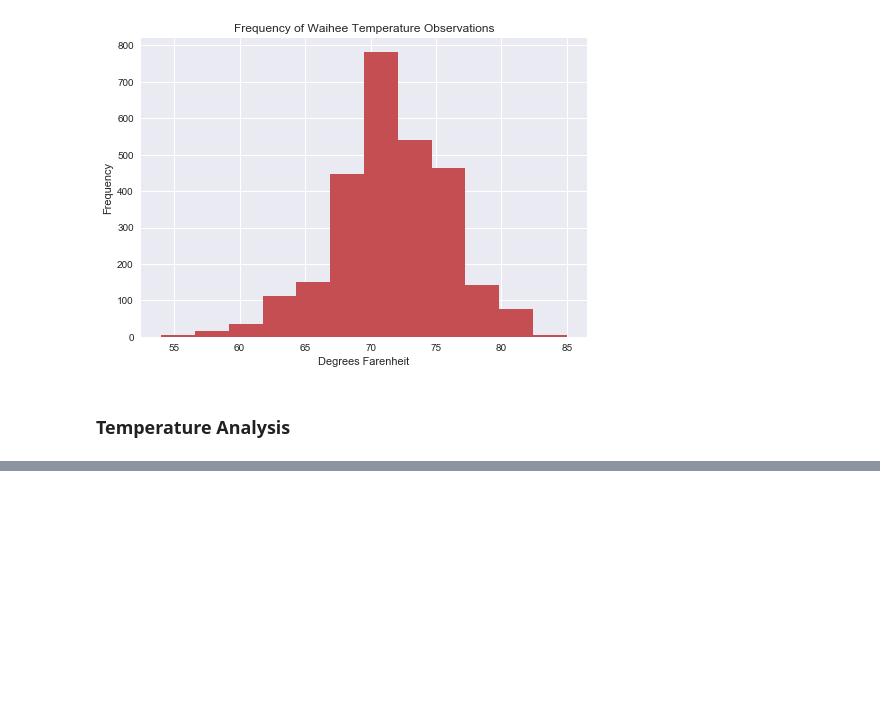
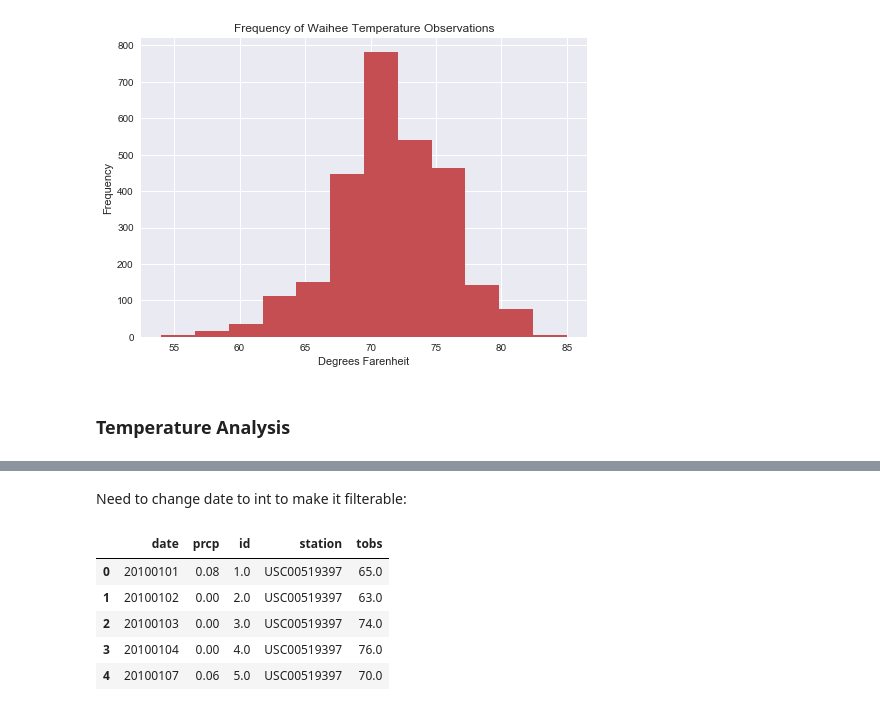
Before and after one commit to MaxParry/SurfsUp, a Jupyter notebook: climate_analysis.ipynb, the cells around one changed output, grey strips where cells are left out. Drawn from its saved outputs; the diff is of its cells as text; code cells hidden in the pictures; blank space fills up the shorter version.

```diff
--- a/climate_analysis.ipynb
+++ b/climate_analysis.ipynb
@@ -239,0 +253,2 @@ plt.show()
+# %% [markdown]
+Need to change date to int to make it filterable:
@@ -239,0 +266,9 @@ plt.show()
+# %%
+new_all_meas.head()
+# %% [output]
+|  | date | prcp | id | station | tobs |
+| 0 | 20100101 | 0.08 | 1.0 | USC00519397 | 65.0 |
+| 1 | 20100102 | 0.00 | 2.0 | USC00519397 | 63.0 |
+| 2 | 20100103 | 0.00 | 3.0 | USC00519397 | 74.0 |
+| 3 | 20100104 | 0.00 | 4.0 | USC00519397 | 76.0 |
+| 4 | 20100107 | 0.06 | 5.0 | USC00519397 | 70.0 |
```
Also changed, not shown: parts of 8 cells of this notebook.
